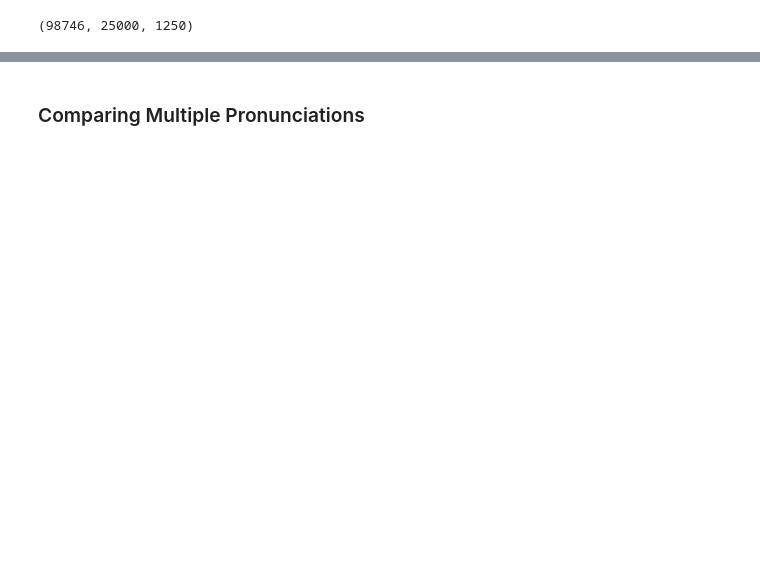
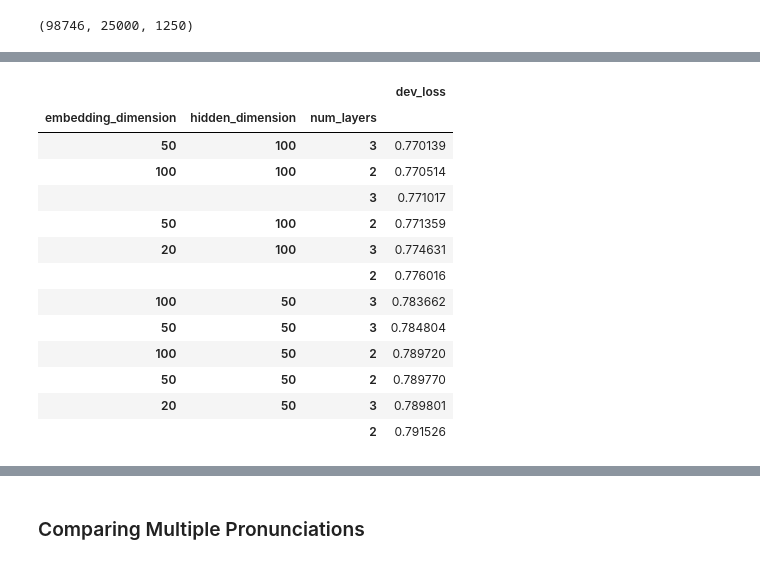
Before and after one commit to colinpollock/sonorant, a Jupyter notebook: LM RNN.ipynb, the cells around one changed output, grey strips where cells are left out. Drawn from its saved outputs; the diff is of its cells as text; code cells hidden in the pictures; blank space fills up the shorter version.

```diff
--- a/LM RNN.ipynb
+++ b/LM RNN.ipynb
@@ -206,0 +449,17 @@ lm.device = torch.device('cpu')
+# %%
+models_df.groupby(['embedding_dimension', 'hidden_dimension', 'num_layers']).dev_loss.min().sort_values().to_frame()
+# %% [output]
+|  |  |  | dev_loss |
+| embedding_dimension | hidden_dimension | num_layers |  |
+| 50 | 100 | 3 | 0.770139 |
+| 100 | 100 | 2 | 0.770514 |
+|  |  | 3 | 0.771017 |
+| 50 | 100 | 2 | 0.771359 |
+| 20 | 100 | 3 | 0.774631 |
+|  |  | 2 | 0.776016 |
+| 100 | 50 | 3 | 0.783662 |
+| 50 | 50 | 3 | 0.784804 |
+| 100 | 50 | 2 | 0.789720 |
+| 50 | 50 | 2 | 0.789770 |
+| 20 | 50 | 3 | 0.789801 |
+|  |  | 2 | 0.791526 |
```
Also changed, not shown: parts of 101 cells of this notebook.
